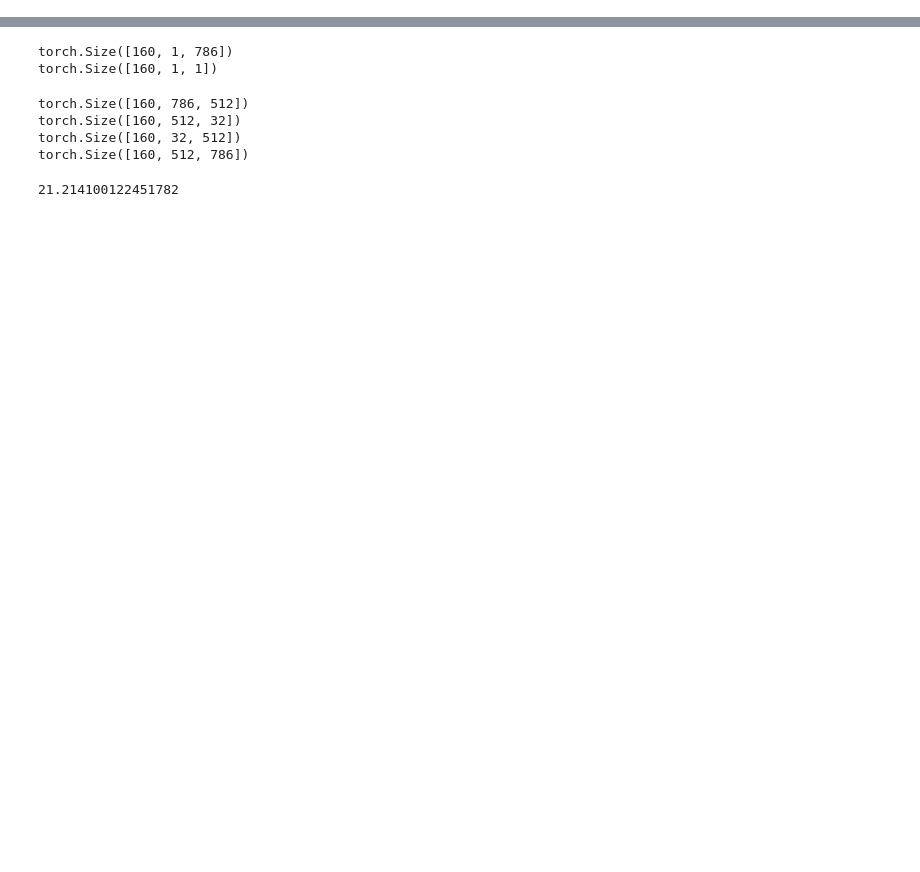
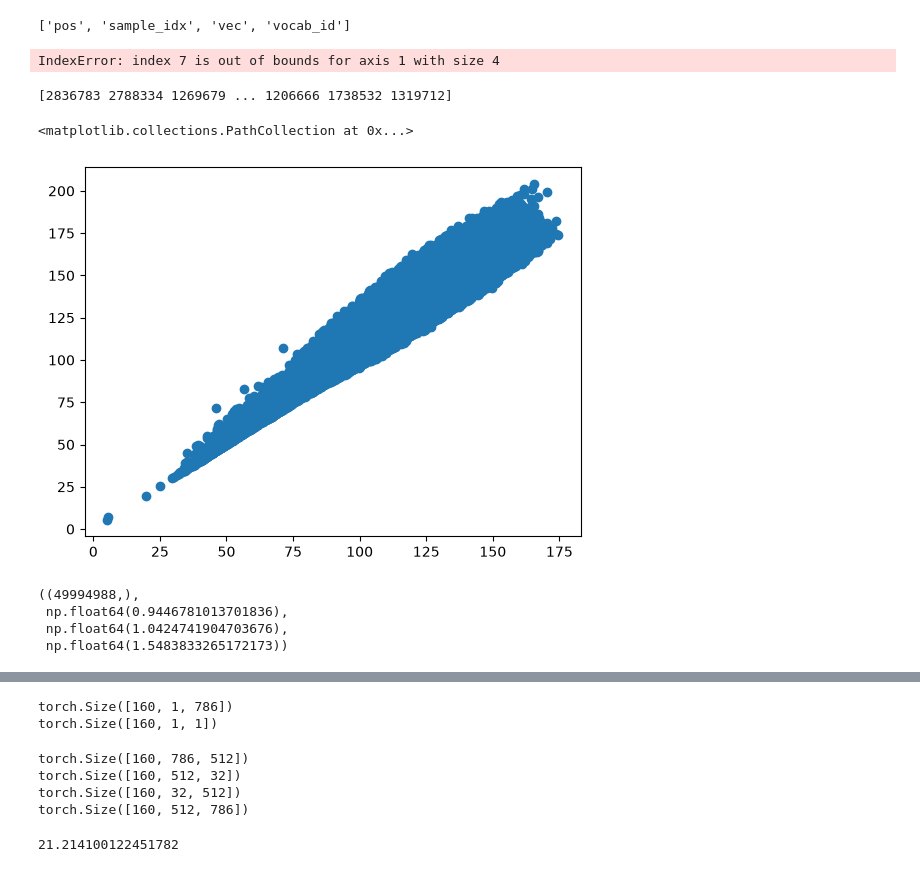
Before and after one commit to Helios113/graph_extraction, a Jupyter notebook: playground.ipynb, the cells around one changed output, grey strips where cells are left out. Drawn from its saved outputs; the diff is of its cells as text; code cells hidden in the pictures; blank space fills up the shorter version.

```diff
--- a/playground.ipynb
+++ b/playground.ipynb
@@ -1,10 +1,12 @@
 # %%
 import h5py
 # %%
-PERTURBED_SWEEP_H5 = "/nfs-share/pa511/code_bases/new_jac/onnx_models/simple_stories/perturbed_sweep_small.h5"
+PERTURBED_SWEEP_DIR = "onnx_models/gpt2/perturbed_sweep"
 
-with h5py.File(PERTURBED_SWEEP_H5, "r") as h5f:
+with h5py.File(f"{PERTURBED_SWEEP_DIR}/add_41/shard_00000.h5", "r") as h5f:
     print(list(h5f.keys()))
+# %% [output]
+['pos', 'sample_idx', 'vec', 'vocab_id']
 # %%
 import numpy as np
 import functools
@@ -43,43 +57,62 @@ def load_vec_grid(layer: str) -> np.ndarray:
 # sweep; call it with two consecutive layer names to compare activations
 # across layers for the same perturbation.
 def full_vocab_sweep(layer: str, sample_idx: int, pos: int) -> np.ndarray:
-    return load_vec_grid(layer)[:, pos].reshape(-1, 384)  # (vocab_size, d_model)
+    return load_vec_grid(layer)[:, pos].reshape(-1, 768)  # (vocab_size, d_model)
 
-data_36 = full_vocab_sweep("add_36", 64, 7)
-data_38 = full_vocab_sweep("add_38", 64, 7)
-data_36.shape, data_38.shape
+data_41 = full_vocab_sweep("add_41", 64, 3)
+data_42 = full_vocab_sweep("add_42", 64, 3)
+data_41.shape, data_42.shape
+# %% [output]
+IndexError: index 7 is out of bounds for axis 1 with size 4
 # %%
 # Pairwise distances between every pair of points *within* each cloud
-# separately -- data_36[i] vs data_36[j] for all i, j (and same for
-# data_38), not data_36 vs data_38.
+# separately -- data_41[i] vs data_41[j] for all i, j (and same for
+# data_42), not data_41 vs data_42.
 from scipy.spatial.distance import pdist, squareform
 
 
-# indeces = np.arange(data_36.shape[0])
-samples = np.random.choice(data_36.shape[0], (10000), replace=False)
+# indeces = np.arange(data_41.shape[0])
+samples = np.random.choice(data_41.shape[0], (10000), replace=False)
 print(samples)
 # pdist already returns the condensed (upper-triangular, no diagonal, no
 # duplicates) form directly -- squareform(pdist(x)) just expands that back
 # out to the full symmetric matrix, so the flat vector of unique pairwise
 # distances is pdist's own output, no need to re-flatten the square matrix.
-flat_dists_36 = pdist(data_36[samples])  # (vocab_size * (vocab_size - 1) / 2,)
-flat_dists_38 = pdist(data_38[samples])  # (vocab_size * (vocab_size - 1) / 2,)
+flat_dists_41 = pdist(data_41[samples])  # (vocab_size * (vocab_size - 1) / 2,)
+flat_dists_42 = pdist(data_42[samples])  # (vocab_size * (vocab_size - 1) / 2,)
+
+# Zero distances in flat_dists_41 (duplicate/identical points) make the
+# lipschitz ratio flat_dists_42 / flat_dists_41 divide by zero -- drop those
+# pairs from both arrays (same indexing, so the pairing stays aligned).
+nonzero_mask = flat_dists_41 != 0
+flat_dists_41 = flat_dists_41[nonzero_mask]
+flat_dists_42 = flat_dists_42[nonzero_mask]
+# %% [output]
+[2836783 2788334 1269679 ... 1206666 1738532 1319712]
 # %%
 import matplotlib.pyplot as plt
 
-plt.scatter(flat_dists_36, flat_dists_38)
+plt.scatter(flat_dists_41, flat_dists_42)
+# %% [output]
+<matplotlib.collections.PathCollection at 0x...>
+[figure, added]
 # %%
-# flat_dists_36 and flat_dists_38 come from pdist on the same point
+# flat_dists_41 and flat_dists_42 come from pdist on the same point
 # ordering (both indexed by vocab id), so pair i in one lines up with pair i
 # in the other -- the ratio is elementwise, no re-indexing needed.
 #
 # ||f(x) - f(y)|| / ||x - y|| for every pair (x, y) is a local estimate of
-# the lower Lipschitz bound of the add_36 -> add_38 map: the minimum of
+# the lower Lipschitz bound of the add_41 -> add_42 map: the minimum of
 # this ratio over all pairs is how much the map is guaranteed to expand
 # distances by, at least (co-Lipschitz / lower Lipschitz constant).
-lipschitz_lower_ratios = flat_dists_38 / flat_dists_36
+lipschitz_lower_ratios = flat_dists_42 / flat_dists_41
 
 lipschitz_lower_ratios.shape, lipschitz_lower_ratios.min(), lipschitz_lower_ratios.mean(), lipschitz_lower_ratios.max()
+# %% [output]
+((49994988,),
+ np.float64(0.9446781013701836),
+ np.float64(1.0424741904703676),
+ np.float64(1.5483833265172173))
 # %%
 from scipy.stats import norm, gamma, kstest
 
```
Also changed, not shown: parts of 2 cells of this notebook, 30 other files.
